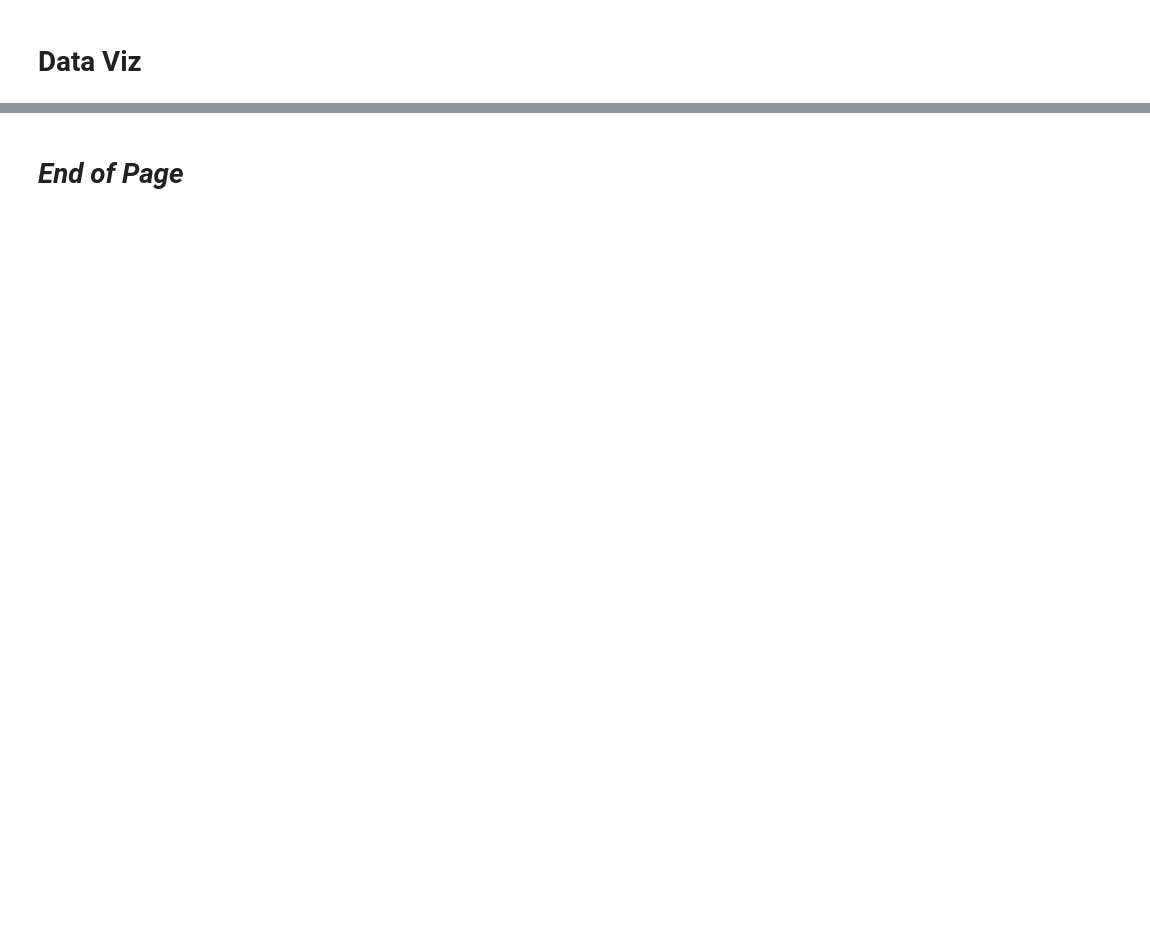
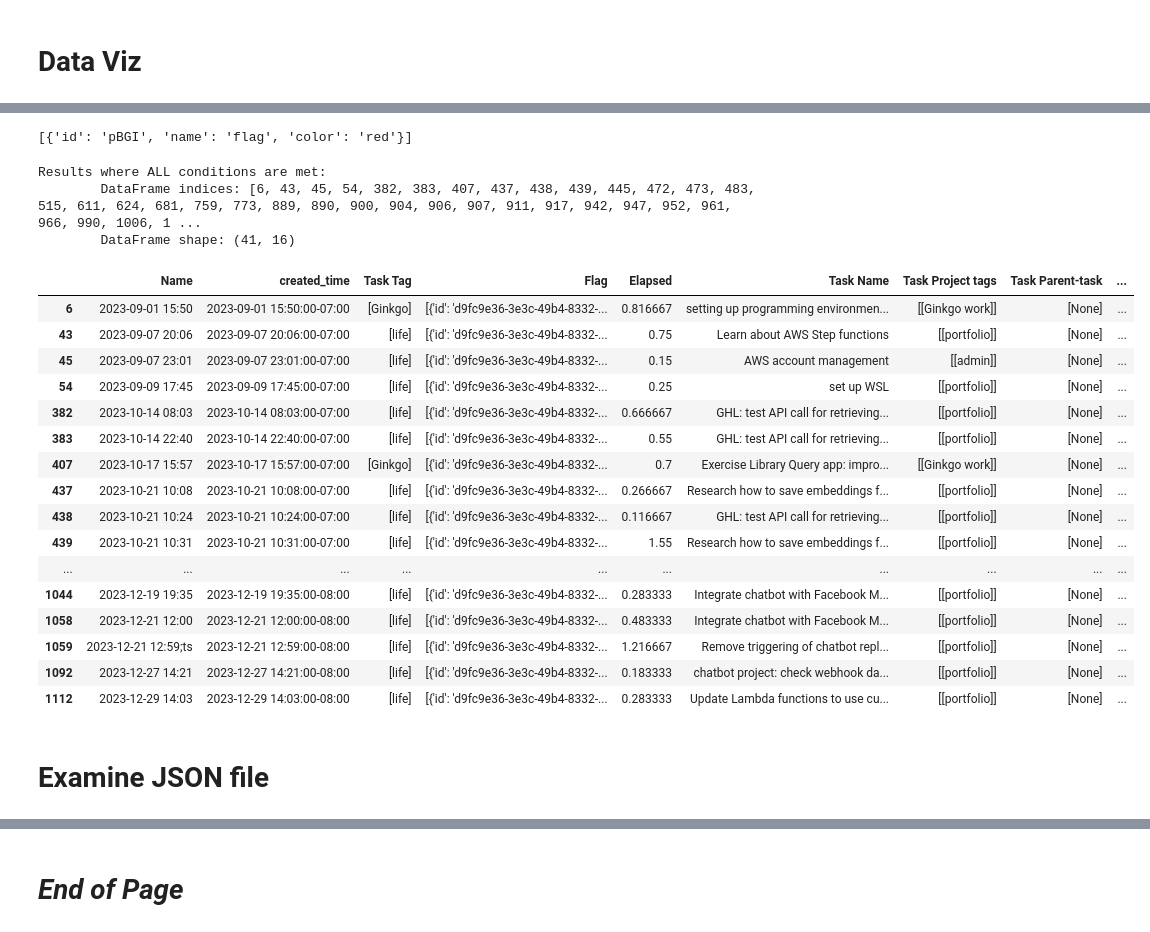
Before and after one commit to silvhua/notion-code, a Jupyter notebook: notebooks/2023-12-30 save to df.ipynb, the cells around one changed output, grey strips where cells are left out. Saved outputs shown, nothing was run; the diff lists cells and outputs as text; code cells hidden in the pictures; blank space fills up the shorter version.

```diff
--- a/notebooks/2023-12-30 save to df.ipynb
+++ b/notebooks/2023-12-30 save to df.ipynb
@@ -295,0 +476,5 @@ DataFrame columns: ['Name', 'created_time', 'Task Tag', 'Flag', 'Elapsed', 'Task
+# %%
+filename = 'notion_df.sav'
+path = '/home/silvhua/repositories/notion/data/'
+df = loadpickle(filename, path)
+df
@@ -328,0 +539,51 @@ Page()
+# %%
+df.loc[1116, 'Flag']
+# %% [output]
+[{'id': 'pBGI', 'name': 'flag', 'color': 'red'}]
+# %%
+from wrangling import *
+
+def classify_unbilled(df, column='Flag', flag_name='do not bill'):
+
+    def parse_flag(row, flag_name=flag_name):
+        if row[column]:
+            for flag in row[column]:
+                if flag['name'] == flag_name:
+                    return True
+                else:
+                    return False
+        else:
+            return False
+
+    classified_df = df.copy()
+    classified_df['Unbilled'] = classified_df.apply(parse_flag, axis=1)
+    return classified_df
+
+
+filters = {
+    'Unbilled': True
+}
+processed_df = classify_unbilled(df, column='Flag')
+
+filter_df_all_conditions(processed_df, filters)
+# %% [output]
+Results where ALL conditions are met:
+        DataFrame indices: [6, 43, 45, 54, 382, 383, 407, 437, 438, 439, 445, 472, 473, 483, 515, 611, 624, 681, 759, 773, 889, 890, 900, 904, 906, 907, 911, 917, 942, 947, 952, 961, 966, 990, 1006, 1 ...
+        DataFrame shape: (41, 16)
+|  | Name | created_time | Task Tag | Flag | Elapsed | Task Name | Task Project tags | Task Parent-task | ... |
+| 6 | 2023-09-01 15:50 | 2023-09-01 15:50:00-07:00 | [Ginkgo] | [{'id': 'd9fc9e36-3e3c-49b4-8332-... | 0.816667 | setting up programming environmen... | [[Ginkgo work]] | [None] | ... |
+| 43 | 2023-09-07 20:06 | 2023-09-07 20:06:00-07:00 | [life] | [{'id': 'd9fc9e36-3e3c-49b4-8332-... | 0.75 | Learn about AWS Step functions | [[portfolio]] | [None] | ... |
+| 45 | 2023-09-07 23:01 | 2023-09-07 23:01:00-07:00 | [life] | [{'id': 'd9fc9e36-3e3c-49b4-8332-... | 0.15 | AWS account management | [[admin]] | [None] | ... |
+| 54 | 2023-09-09 17:45 | 2023-09-09 17:45:00-07:00 | [life] | [{'id': 'd9fc9e36-3e3c-49b4-8332-... | 0.25 | set up WSL | [[portfolio]] | [None] | ... |
+| 382 | 2023-10-14 08:03 | 2023-10-14 08:03:00-07:00 | [life] | [{'id': 'd9fc9e36-3e3c-49b4-8332-... | 0.666667 | GHL: test API call for retrieving... | [[portfolio]] | [None] | ... |
+| 383 | 2023-10-14 22:40 | 2023-10-14 22:40:00-07:00 | [life] | [{'id': 'd9fc9e36-3e3c-49b4-8332-... | 0.55 | GHL: test API call for retrieving... | [[portfolio]] | [None] | ... |
+| 407 | 2023-10-17 15:57 | 2023-10-17 15:57:00-07:00 | [Ginkgo] | [{'id': 'd9fc9e36-3e3c-49b4-8332-... | 0.7 | Exercise Library Query app: impro... | [[Ginkgo work]] | [None] | ... |
+| 437 | 2023-10-21 10:08 | 2023-10-21 10:08:00-07:00 | [life] | [{'id': 'd9fc9e36-3e3c-49b4-8332-... | 0.266667 | Research how to save embeddings f... | [[portfolio]] | [None] | ... |
+| 438 | 2023-10-21 10:24 | 2023-10-21 10:24:00-07:00 | [life] | [{'id': 'd9fc9e36-3e3c-49b4-8332-... | 0.116667 | GHL: test API call for retrieving... | [[portfolio]] | [None] | ... |
+| 439 | 2023-10-21 10:31 | 2023-10-21 10:31:00-07:00 | [life] | [{'id': 'd9fc9e36-3e3c-49b4-8332-... | 1.55 | Research how to save embeddings f... | [[portfolio]] | [None] | ... |
+| ... | ... | ... | ... | ... | ... | ... | ... | ... | ... |
+| 1044 | 2023-12-19 19:35 | 2023-12-19 19:35:00-08:00 | [life] | [{'id': 'd9fc9e36-3e3c-49b4-8332-... | 0.283333 | Integrate chatbot with Facebook M... | [[portfolio]] | [None] | ... |
+| 1058 | 2023-12-21 12:00 | 2023-12-21 12:00:00-08:00 | [life] | [{'id': 'd9fc9e36-3e3c-49b4-8332-... | 0.483333 | Integrate chatbot with Facebook M... | [[portfolio]] | [None] | ... |
+| 1059 | 2023-12-21 12:59;ts | 2023-12-21 12:59:00-08:00 | [life] | [{'id': 'd9fc9e36-3e3c-49b4-8332-... | 1.216667 | Remove triggering of chatbot repl... | [[portfolio]] | [None] | ... |
+| 1092 | 2023-12-27 14:21 | 2023-12-27 14:21:00-08:00 | [life] | [{'id': 'd9fc9e36-3e3c-49b4-8332-... | 0.183333 | chatbot project: check webhook da... | [[portfolio]] | [None] | ... |
+| 1112 | 2023-12-29 14:03 | 2023-12-29 14:03:00-08:00 | [life] | [{'id': 'd9fc9e36-3e3c-49b4-8332-... | 0.283333 | Update Lambda functions to use cu... | [[portfolio]] | [None] | ... |
@@ -328,0 +597,2 @@ Page()
+# %% [markdown]
+# Examine JSON file
```
Also changed, not shown: parts of 29 cells of this notebook, 8 other files.
